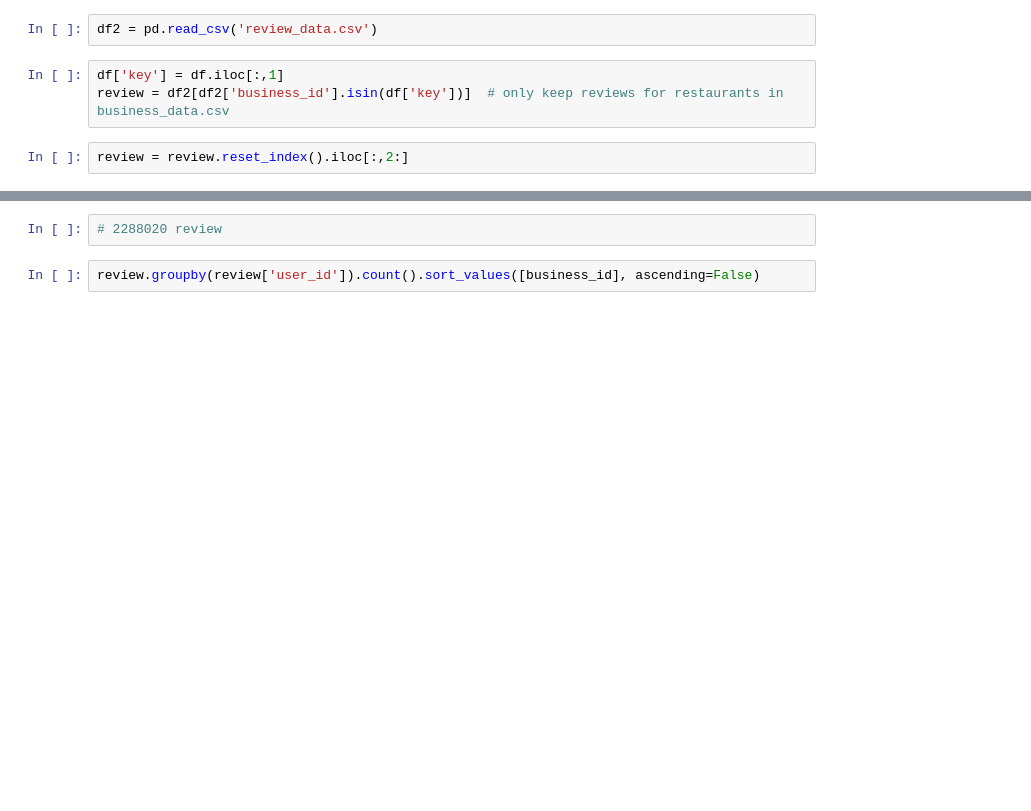
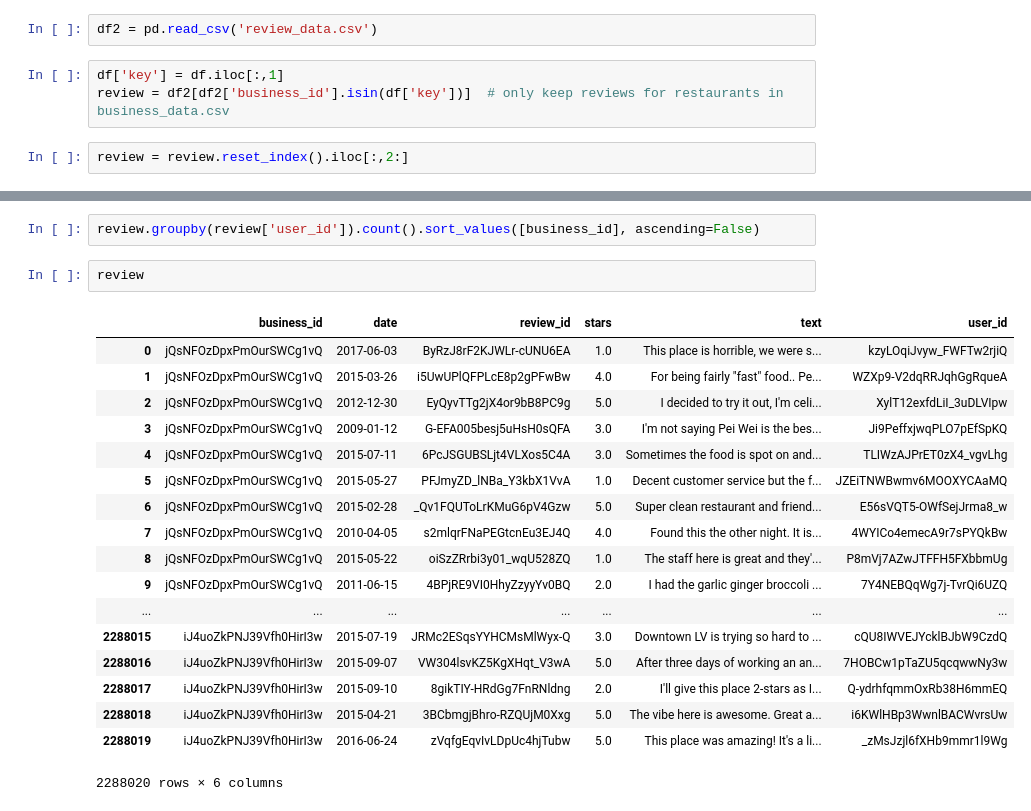
Before and after one commit to zzhang83/Yelp_Sentiment_Analysis, a Jupyter notebook: cleaning_review.ipynb, the cells around one changed output, grey strips where cells are left out. Saved outputs shown, nothing was run; the diff lists cells and outputs as text; blank space fills up the shorter version.

Commit message:
clean review

```diff
--- a/cleaning_review.ipynb
+++ b/cleaning_review.ipynb
@@ -43,4 +22,23 @@ pd.read_csv('review_subset.csv')
-# %%
-# 2288020 review
 # %%
 review.groupby(review['user_id']).count().sort_values([business_id], ascending=False)
+# %%
+review
+# %% [output]
+|  | business_id | date | review_id | stars | text | user_id |
+| 0 | jQsNFOzDpxPmOurSWCg1vQ | 2017-06-03 | ByRzJ8rF2KJWLr-cUNU6EA | 1.0 | This place is horrible, we were s... | kzyLOqiJvyw_FWFTw2rjiQ |
+| 1 | jQsNFOzDpxPmOurSWCg1vQ | 2015-03-26 | i5UwUPlQFPLcE8p2gPFwBw | 4.0 | For being fairly "fast" food.. Pe... | WZXp9-V2dqRRJqhGgRqueA |
+| 2 | jQsNFOzDpxPmOurSWCg1vQ | 2012-12-30 | EyQyvTTg2jX4or9bB8PC9g | 5.0 | I decided to try it out, I'm celi... | XylT12exfdLiI_3uDLVIpw |
+| 3 | jQsNFOzDpxPmOurSWCg1vQ | 2009-01-12 | G-EFA005besj5uHsH0sQFA | 3.0 | I'm not saying Pei Wei is the bes... | Ji9PeffxjwqPLO7pEfSpKQ |
+| 4 | jQsNFOzDpxPmOurSWCg1vQ | 2015-07-11 | 6PcJSGUBSLjt4VLXos5C4A | 3.0 | Sometimes the food is spot on and... | TLIWzAJPrET0zX4_vgvLhg |
+| 5 | jQsNFOzDpxPmOurSWCg1vQ | 2015-05-27 | PFJmyZD_lNBa_Y3kbX1VvA | 1.0 | Decent customer service but the f... | JZEiTNWBwmv6MOOXYCAaMQ |
+| 6 | jQsNFOzDpxPmOurSWCg1vQ | 2015-02-28 | _Qv1FQUToLrKMuG6pV4Gzw | 5.0 | Super clean restaurant and friend... | E56sVQT5-OWfSejJrma8_w |
+| 7 | jQsNFOzDpxPmOurSWCg1vQ | 2010-04-05 | s2mlqrFNaPEGtcnEu3EJ4Q | 4.0 | Found this the other night. It is... | 4WYICo4emecA9r7sPYQkBw |
+| 8 | jQsNFOzDpxPmOurSWCg1vQ | 2015-05-22 | oiSzZRrbi3y01_wqU528ZQ | 1.0 | The staff here is great and they'... | P8mVj7AZwJTFFH5FXbbmUg |
+| 9 | jQsNFOzDpxPmOurSWCg1vQ | 2011-06-15 | 4BPjRE9VI0HhyZzyyYv0BQ | 2.0 | I had the garlic ginger broccoli ... | 7Y4NEBQqWg7j-TvrQi6UZQ |
+| ... | ... | ... | ... | ... | ... | ... |
+| 2288015 | iJ4uoZkPNJ39Vfh0HirI3w | 2015-07-19 | JRMc2ESqsYYHCMsMlWyx-Q | 3.0 | Downtown LV is trying so hard to ... | cQU8IWVEJYcklBJbW9CzdQ |
+| 2288016 | iJ4uoZkPNJ39Vfh0HirI3w | 2015-09-07 | VW304lsvKZ5KgXHqt_V3wA | 5.0 | After three days of working an an... | 7HOBCw1pTaZU5qcqwwNy3w |
+| 2288017 | iJ4uoZkPNJ39Vfh0HirI3w | 2015-09-10 | 8gikTIY-HRdGg7FnRNldng | 2.0 | I'll give this place 2-stars as I... | Q-ydrhfqmmOxRb38H6mmEQ |
+| 2288018 | iJ4uoZkPNJ39Vfh0HirI3w | 2015-04-21 | 3BCbmgjBhro-RZQUjM0Xxg | 5.0 | The vibe here is awesome. Great a... | i6KWlHBp3WwnlBACWvrsUw |
+| 2288019 | iJ4uoZkPNJ39Vfh0HirI3w | 2016-06-24 | zVqfgEqvIvLDpUc4hjTubw | 5.0 | This place was amazing! It's a li... | _zMsJzjl6fXHb9mmr1l9Wg |
+2288020 rows × 6 columns
```
Also changed, not shown: parts of 2 cells of this notebook.
